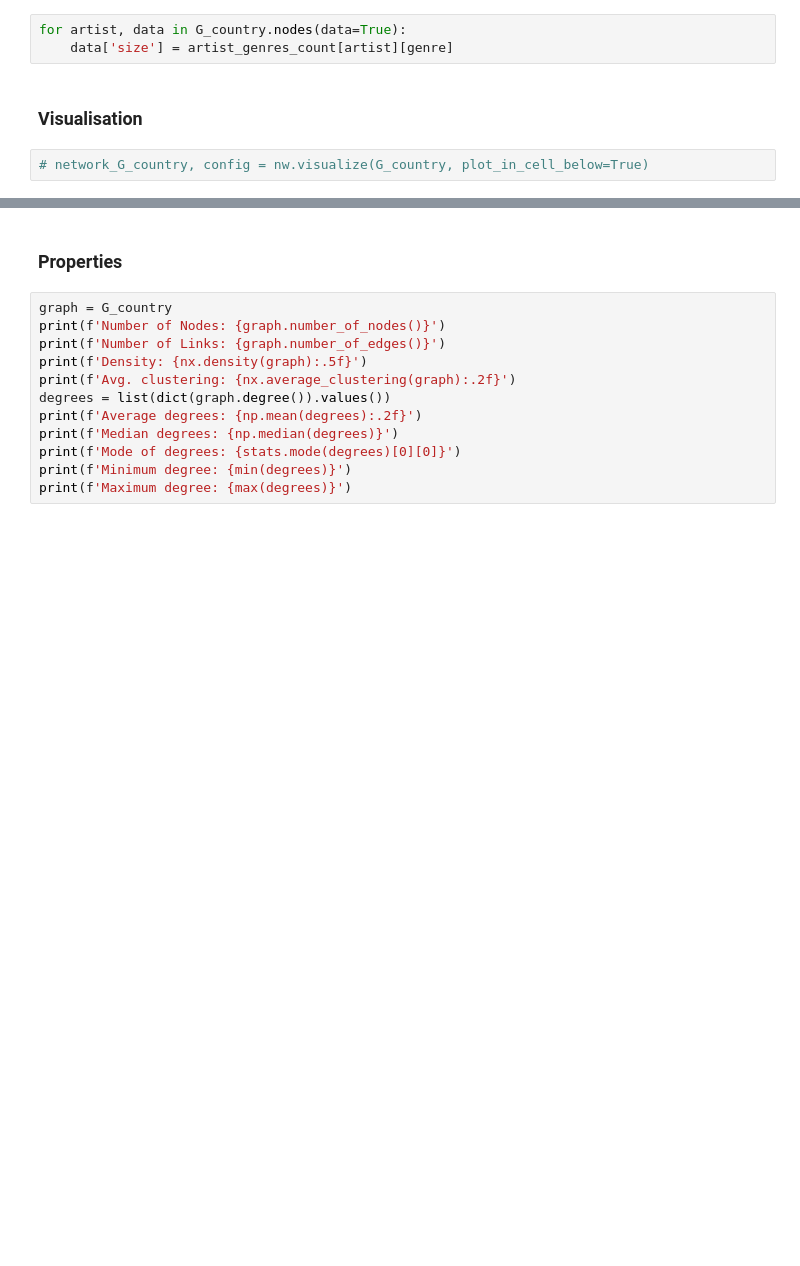
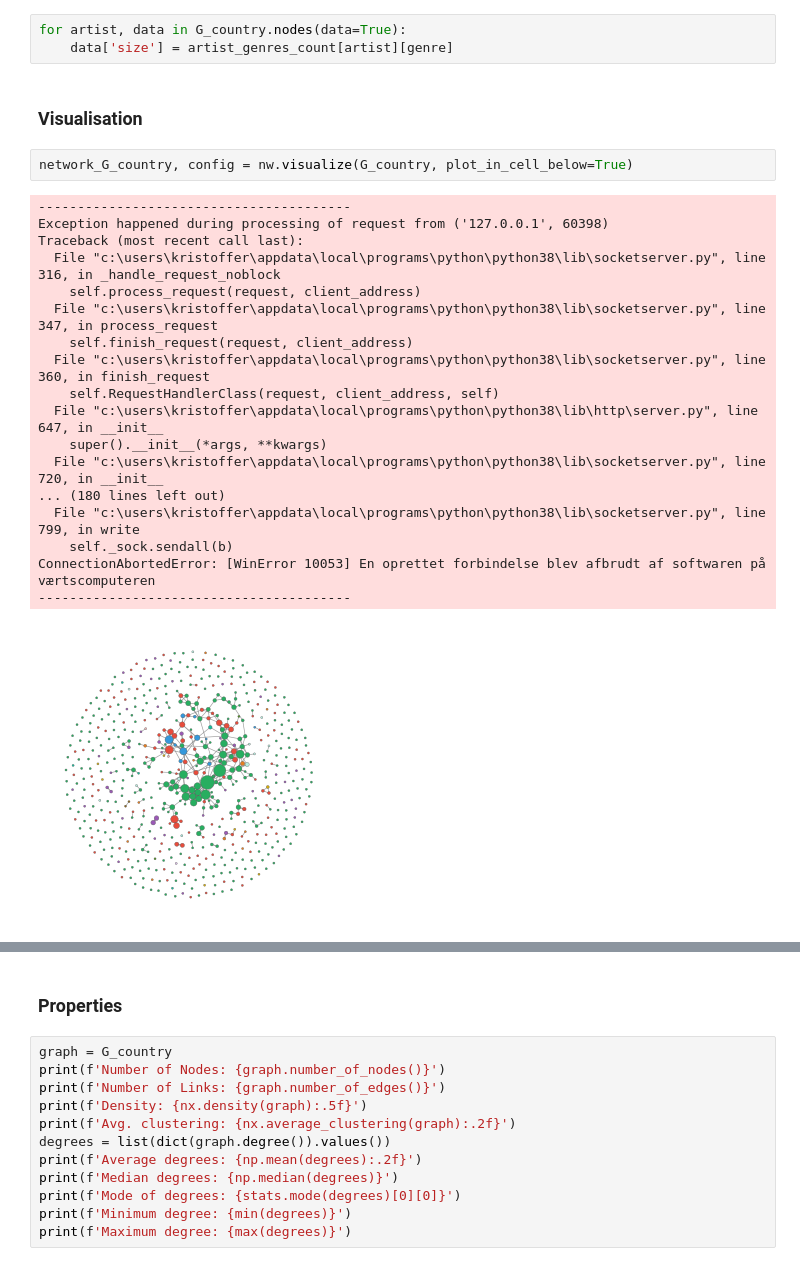
Before and after one commit to DavidAriOstenfeldt/project_website, a Jupyter notebook: Project/network.ipynb, the cells around one changed output, grey strips where cells are left out. Saved outputs shown, nothing was run; the diff lists cells and outputs as text; blank space fills up the shorter version.

Commit message:
NETWORK ON WEB WAY

```diff
--- a/Project/network.ipynb
+++ b/Project/network.ipynb
@@ -949,4 +1001,23 @@ for artist, data in G_country.nodes(data=True):
 # %% [markdown]
 ### Visualisation
 # %%
-# network_G_country, config = nw.visualize(G_country, plot_in_cell_below=True)
+network_G_country, config = nw.visualize(G_country, plot_in_cell_below=True)
+# %% [output]
+----------------------------------------
+Exception happened during processing of request from ('127.0.0.1', 60398)
+Traceback (most recent call last):
+  File "c:\users\kristoffer\appdata\local\programs\python\python38\lib\socketserver.py", line 316, in _handle_request_noblock
+    self.process_request(request, client_address)
+  File "c:\users\kristoffer\appdata\local\programs\python\python38\lib\socketserver.py", line 347, in process_request
+    self.finish_request(request, client_address)
+  File "c:\users\kristoffer\appdata\local\programs\python\python38\lib\socketserver.py", line 360, in finish_request
+    self.RequestHandlerClass(request, client_address, self)
+  File "c:\users\kristoffer\appdata\local\programs\python\python38\lib\http\server.py", line 647, in __init__
+    super().__init__(*args, **kwargs)
+  File "c:\users\kristoffer\appdata\local\programs\python\python38\lib\socketserver.py", line 720, in __init__
+... (180 lines left out)
+  File "c:\users\kristoffer\appdata\local\programs\python\python38\lib\socketserver.py", line 799, in write
+    self._sock.sendall(b)
+ConnectionAbortedError: [WinError 10053] En oprettet forbindelse blev afbrudt af softwaren på værtscomputeren
+----------------------------------------
+[figure, added]
```
Also changed, not shown: parts of 5 cells of this notebook, 13 other files.
